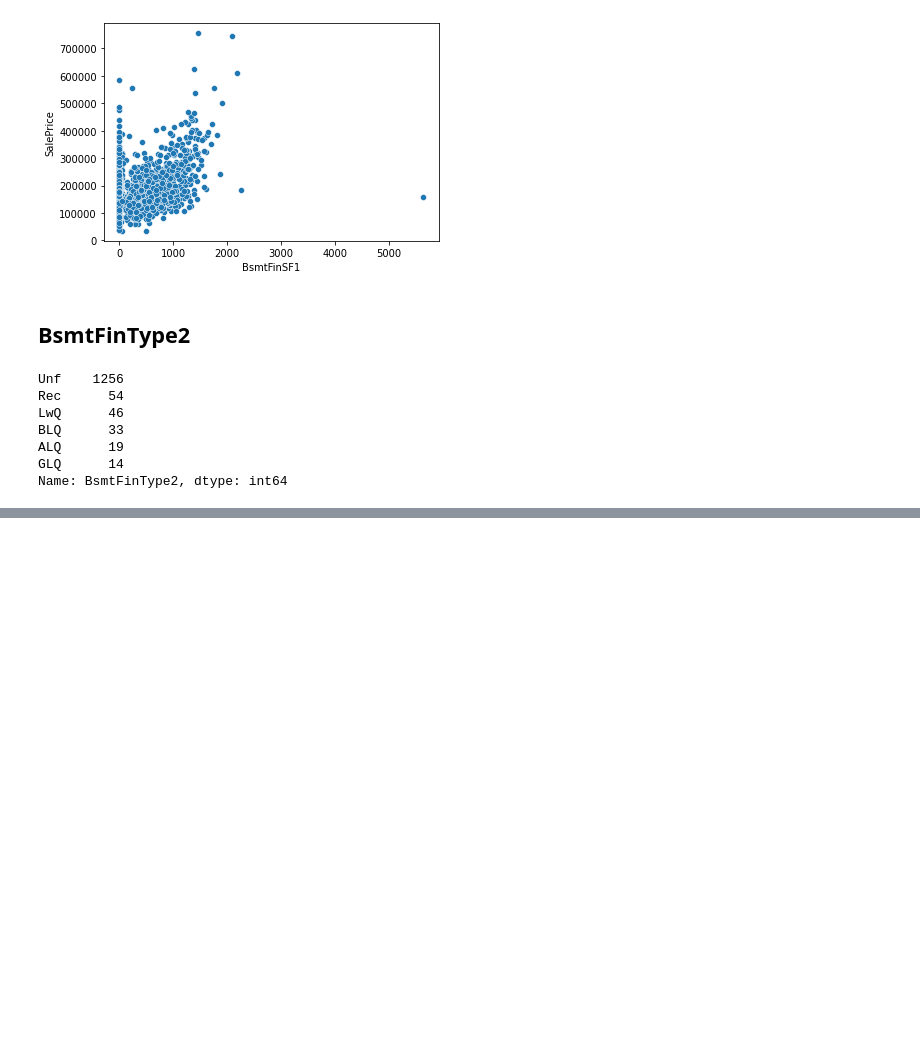
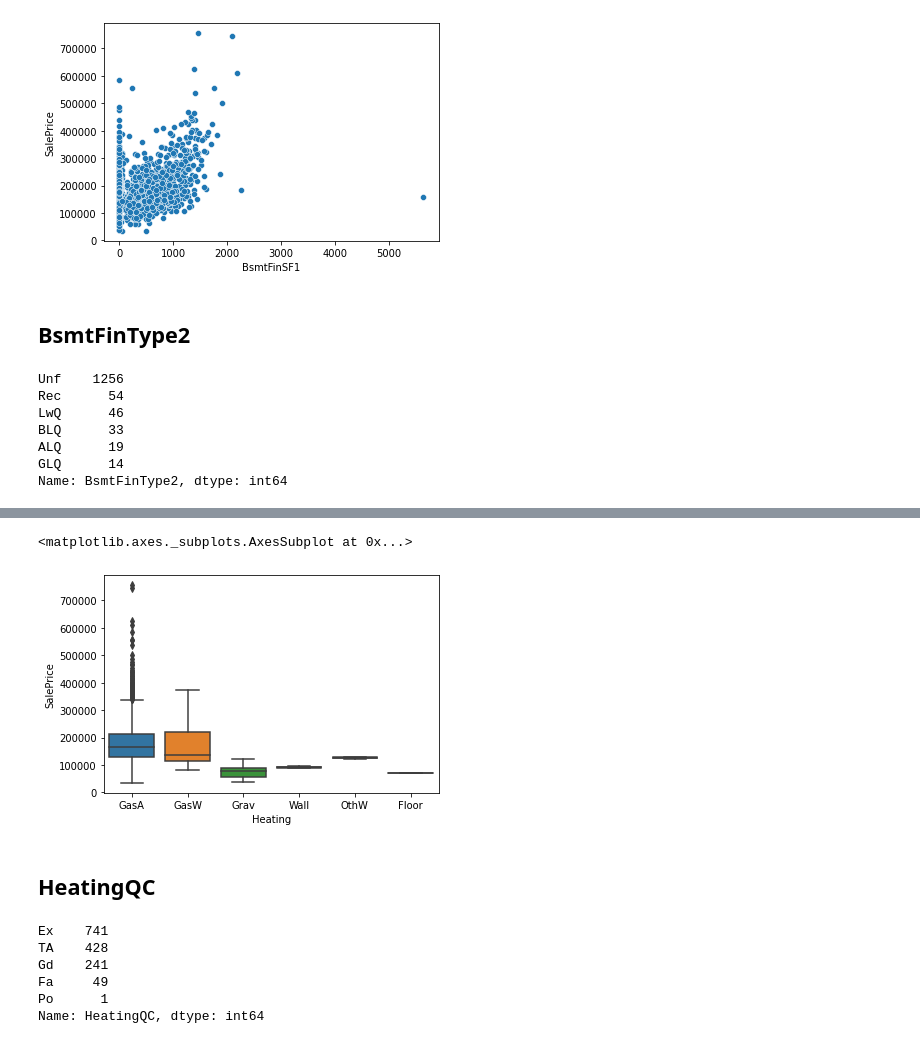
Before and after one commit to FoseFx/HousePrices, a Jupyter notebook: Data_exploration_housing_prices.ipynb, the cells around one changed output, grey strips where cells are left out. Saved outputs shown, nothing was run; the diff lists cells and outputs as text; code cells hidden in the pictures; blank space fills up the shorter version.

```diff
--- a/Data_exploration_housing_prices.ipynb
+++ b/Data_exploration_housing_prices.ipynb
@@ -781,0 +832,16 @@ Name: BsmtFinType2, dtype: int64
+# %%
+sns.boxplot(data=df_train, x="Heating", y="SalePrice")
+# %% [output]
+<matplotlib.axes._subplots.AxesSubplot at 0x...>
+[figure, added]
+# %% [markdown]
+## HeatingQC
+# %%
+df_train["HeatingQC"].value_counts()
+# %% [output]
+Ex    741
+TA    428
+Gd    241
+Fa     49
+Po      1
+Name: HeatingQC, dtype: int64
```
Also changed, not shown: parts of 14 cells of this notebook.
